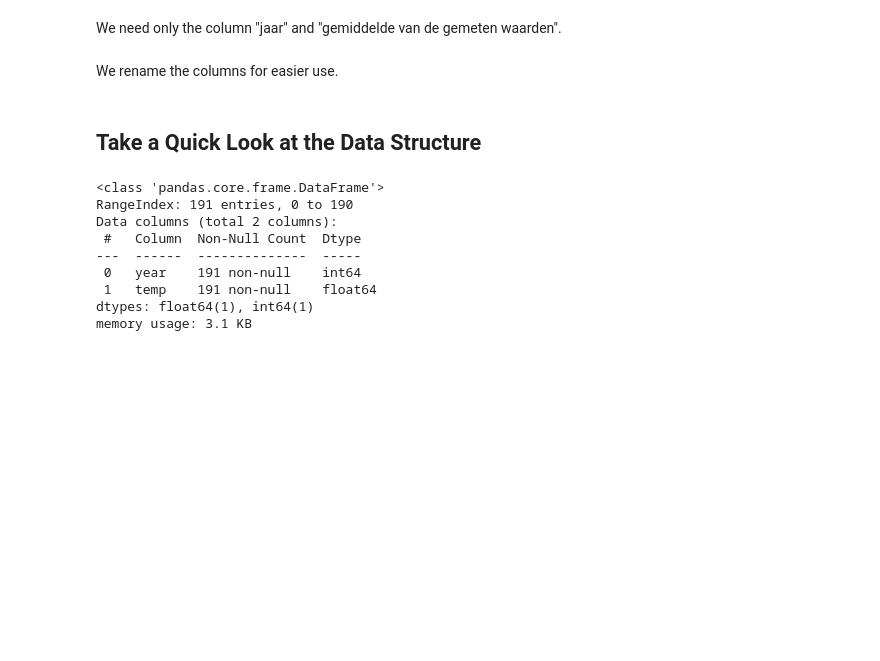
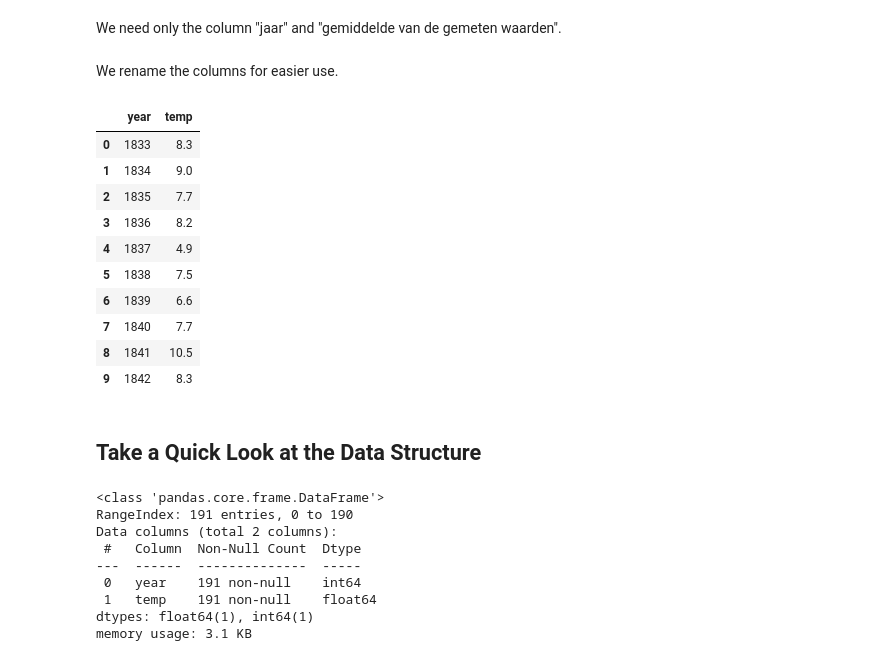
Before and after one commit to jdecorte/ai_ml, a Jupyter notebook: 011-the_machine_learning_landscape.ipynb, the cells around one changed output. Saved outputs shown, nothing was run; the diff lists cells and outputs as text; code cells hidden in the pictures; blank space fills up the shorter version.

```diff
--- a/011-the_machine_learning_landscape.ipynb
+++ b/011-the_machine_learning_landscape.ipynb
@@ -77,7 +77,7 @@ Download the file and place it in a subdirectory "datasets" from directory where
 Read and explore the dataset in a pandas dataframe:
 # %%
 csv_path = 'datasets/lente temp.csv'
-temperatures = pd.read_csv(csv_path)
+temperatures = pd.read_csv(csv_path,sep=',')
 temperatures.head(10)
 # %% [output]
 |  | jaar | 95 %-betrouwbaarheidsinterval van... | gemiddelde van de gemeten waarden | trendlijn |
@@ -113,6 +113,20 @@ temperatures = temperatures[['jaar','gemiddelde van de gemeten waarden']]
 We rename the columns for easier use.
 # %%
 temperatures = temperatures.rename(columns={"jaar": "year", "gemiddelde van de gemeten waarden": "temp"})
+# %%
+temperatures.head(10)
+# %% [output]
+|  | year | temp |
+| 0 | 1833 | 8.3 |
+| 1 | 1834 | 9.0 |
+| 2 | 1835 | 7.7 |
+| 3 | 1836 | 8.2 |
+| 4 | 1837 | 4.9 |
+| 5 | 1838 | 7.5 |
+| 6 | 1839 | 6.6 |
+| 7 | 1840 | 7.7 |
+| 8 | 1841 | 10.5 |
+| 9 | 1842 | 8.3 |
 # %% [markdown]
 ## Take a Quick Look at the Data Structure
 # %%
```
Also changed, not shown: 3 other files.
